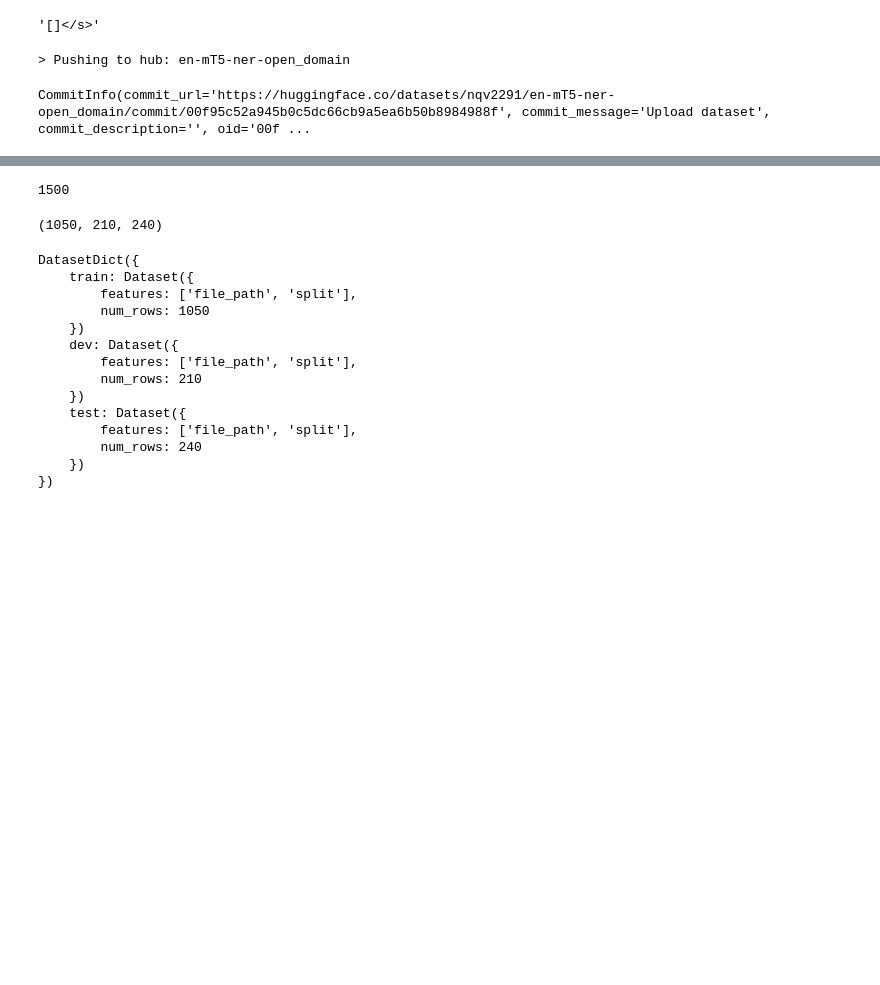
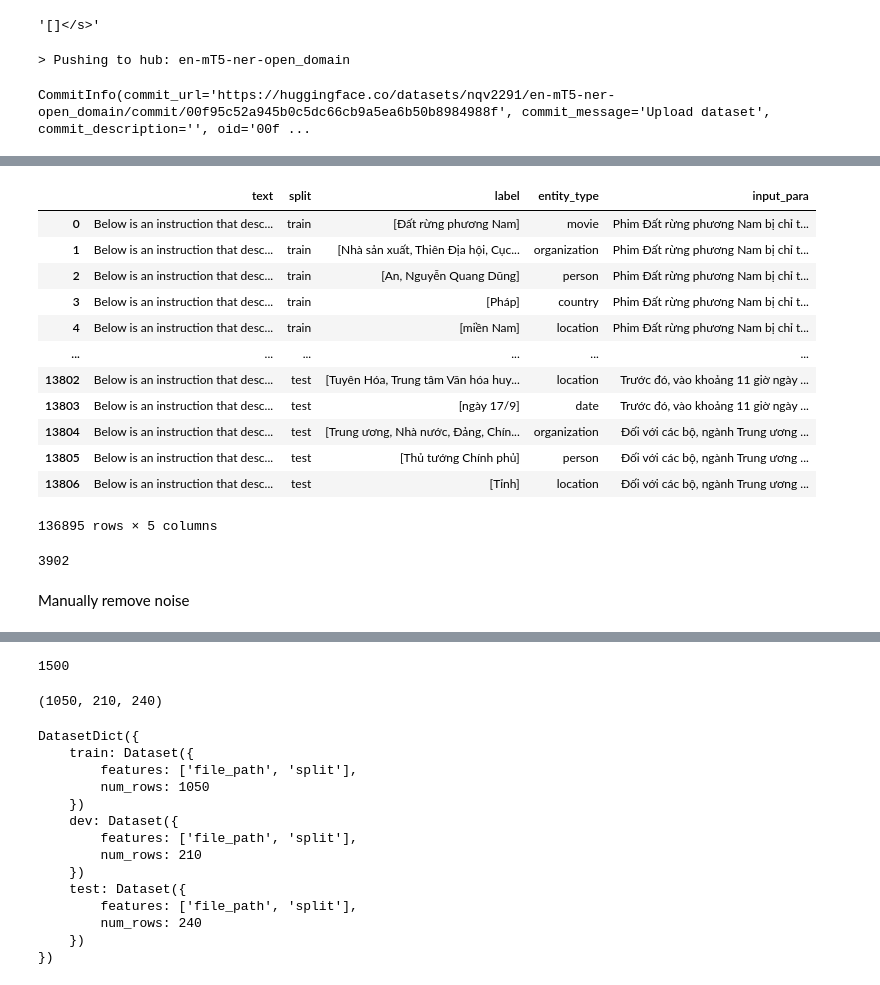
Before and after one commit to vietnq2291/multilingual-NER, a Jupyter notebook: src/data/prepare_ner_data.ipynb, the cells around one changed output, grey strips where cells are left out. Cells and saved outputs as stored; diff of their text form; code cells hidden in the pictures; blank space fills up the shorter version.

```diff
--- a/src/data/prepare_ner_data.ipynb
+++ b/src/data/prepare_ner_data.ipynb
@@ -303,0 +342,34 @@ CommitInfo(commit_url='https://huggingface.co/datasets/nqv2291/en-mT5-ner-open_d
+# %%
+def make_instruction_data(samples):
+    texts, labels, entity_types, input_paras, splits = [], [], [], [], []
+
+    for sample_text, sample_entities, sample_split in zip(samples['text'], samples['entities'], samples['split']):
+        cur_input_para = sample_text.strip()
+        entities = defaultdict(set)
+        for entity in sample_entities:
+            entities[entity[1]].add(entity[0])
+
+        for entity_type, entity_texts in entities.items():
+            entity_type = entity_type.lower()
+            cur_text = prompt_input({
+                'instruction': ner_instruction(entity_type),
+                'input': cur_input_para,
+            })
+            texts.append(cur_text)
+            labels.append(list(entity_texts))
+            entity_types.append(entity_type)
+            input_paras.append(cur_input_para)
+            splits.append(sample_split)
+    return {
+        'text': texts,
+        'label': labels,
+        'entity_type': entity_types,
+        'input_para': input_paras,
+        'split': splits,
+    }
+
+print("> Making instruction dataset...")
+ner_gen_instruct = dataset.map(
+    make_instruction_data, batched=True, remove_columns=dataset['train'].column_names
+)
+print("labelled ds:", ner_gen_instruct)
@@ -303,0 +404,28 @@ CommitInfo(commit_url='https://huggingface.co/datasets/nqv2291/en-mT5-ner-open_d
+# %%
+df = pd.concat([
+    ner_gen_instruct['train'].to_pandas(),
+    ner_gen_instruct['test'].to_pandas(),
+])
+df
+# %% [output]
+|  | text | split | label | entity_type | input_para |
+| 0 | Below is an instruction that desc... | train | [Đất rừng phương Nam] | movie | Phim Đất rừng phương Nam bị chỉ t... |
+| 1 | Below is an instruction that desc... | train | [Nhà sản xuất, Thiên Địa hội, Cục... | organization | Phim Đất rừng phương Nam bị chỉ t... |
+| 2 | Below is an instruction that desc... | train | [An, Nguyễn Quang Dũng] | person | Phim Đất rừng phương Nam bị chỉ t... |
+| 3 | Below is an instruction that desc... | train | [Pháp] | country | Phim Đất rừng phương Nam bị chỉ t... |
+| 4 | Below is an instruction that desc... | train | [miền Nam] | location | Phim Đất rừng phương Nam bị chỉ t... |
+| ... | ... | ... | ... | ... | ... |
+| 13802 | Below is an instruction that desc... | test | [Tuyên Hóa, Trung tâm Văn hóa huy... | location | Trước đó, vào khoảng 11 giờ ngày ... |
+| 13803 | Below is an instruction that desc... | test | [ngày 17/9] | date | Trước đó, vào khoảng 11 giờ ngày ... |
+| 13804 | Below is an instruction that desc... | test | [Trung ương, Nhà nước, Đảng, Chín... | organization | Đối với các bộ, ngành Trung ương ... |
+| 13805 | Below is an instruction that desc... | test | [Thủ tướng Chính phủ] | person | Đối với các bộ, ngành Trung ương ... |
+| 13806 | Below is an instruction that desc... | test | [Tỉnh] | location | Đối với các bộ, ngành Trung ương ... |
+136895 rows × 5 columns
+# %%
+all_entity_types = df['entity_type'].unique()
+original_entity_types = all_entity_types.copy()
+len(all_entity_types)
+# %% [output]
+3902
+# %% [markdown]
+Manually remove noise
```
Also changed, not shown: parts of 42 cells of this notebook, 6 other files.
